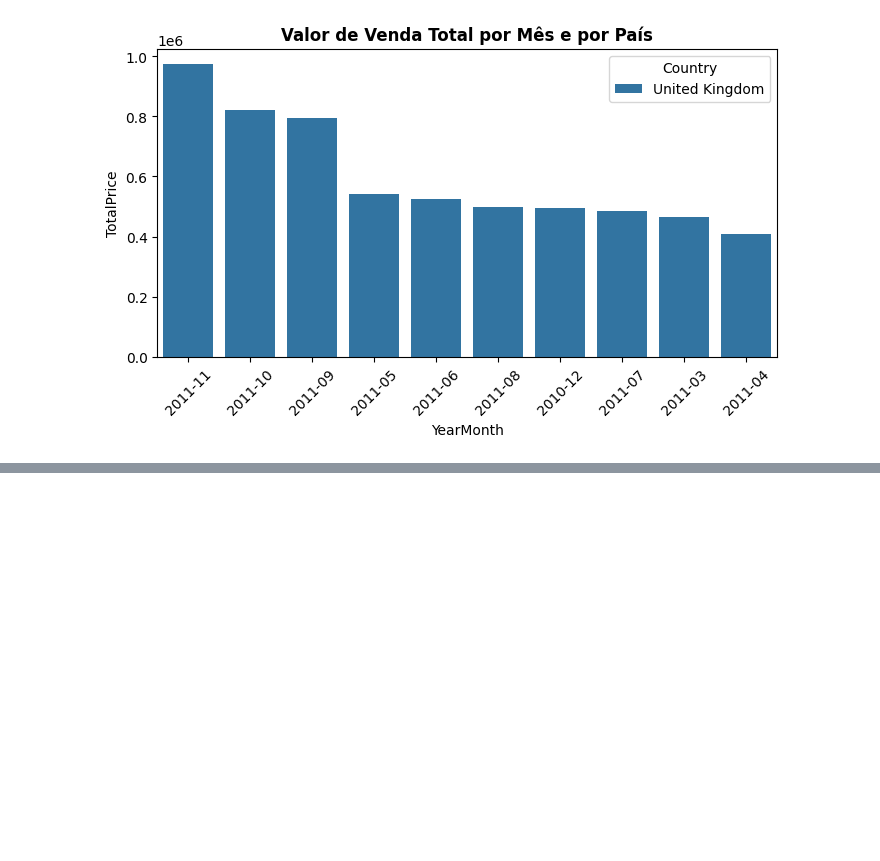
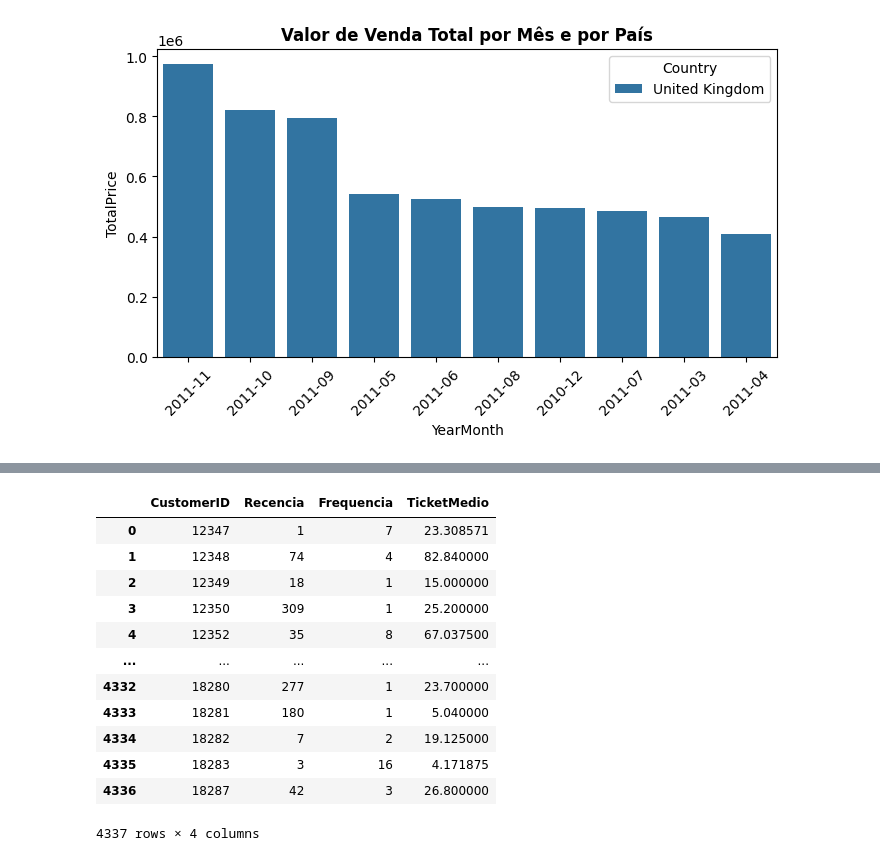
Before and after one commit to leandroboteon/data-wrangling-marketing-rfm, a Jupyter notebook: data_wrangling_marketing_rfm.ipynb, the cells around one changed output, grey strips where cells are left out. Cells and saved outputs as stored; diff of their text form; code cells hidden in the pictures; blank space fills up the shorter version.

```diff
--- a/data_wrangling_marketing_rfm.ipynb
+++ b/data_wrangling_marketing_rfm.ipynb
@@ -242,3 +236,7 @@ plt.show()
 [figure]
 # %%
 # etapa 10
+# %%
+# Agrupe os dados por cliente e pedido/compra (InvoiceNo) e obtenha a data e o preço total do pedido
+df_customer_purchase = df.groupby(['CustomerID', 'InvoiceNo'])[['InvoiceDate', 'TotalPrice']].first().reset_index()
+df_customer_purchase.head()
@@ -244,0 +250,25 @@ plt.show()
+# %%
+# agrupe novamente apenas por cliente e calcule o RFM
+df_rfm = df_customer_purchase.groupby('CustomerID').agg({
+    'InvoiceDate': lambda x: (recency_date - x.max()).days,
+    'InvoiceNo': 'count',
+    'TotalPrice': 'mean'
+}).reset_index()
+
+df_rfm.rename(columns={'InvoiceDate': 'Recencia', 'InvoiceNo': 'Frequencia', 'TotalPrice': 'TicketMedio'}, inplace=True)
+# %%
+df_rfm
+# %% [output]
+|  | CustomerID | Recencia | Frequencia | TicketMedio |
+| 0 | 12347 | 1 | 7 | 23.308571 |
+| 1 | 12348 | 74 | 4 | 82.840000 |
+| 2 | 12349 | 18 | 1 | 15.000000 |
+| 3 | 12350 | 309 | 1 | 25.200000 |
+| 4 | 12352 | 35 | 8 | 67.037500 |
+| ... | ... | ... | ... | ... |
+| 4332 | 18280 | 277 | 1 | 23.700000 |
+| 4333 | 18281 | 180 | 1 | 5.040000 |
+| 4334 | 18282 | 7 | 2 | 19.125000 |
+| 4335 | 18283 | 3 | 16 | 4.171875 |
+| 4336 | 18287 | 42 | 3 | 26.800000 |
+4337 rows × 4 columns
```
Also changed, not shown: parts of 2 cells of this notebook.
